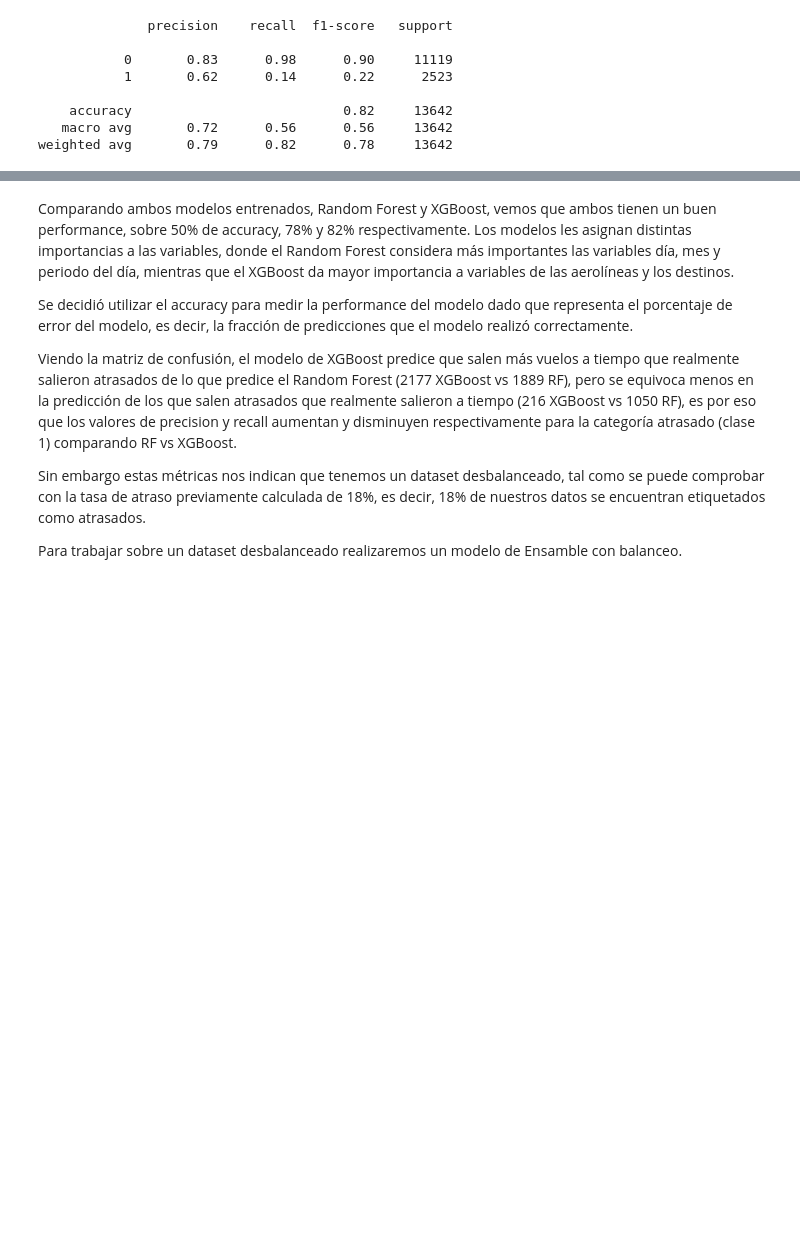
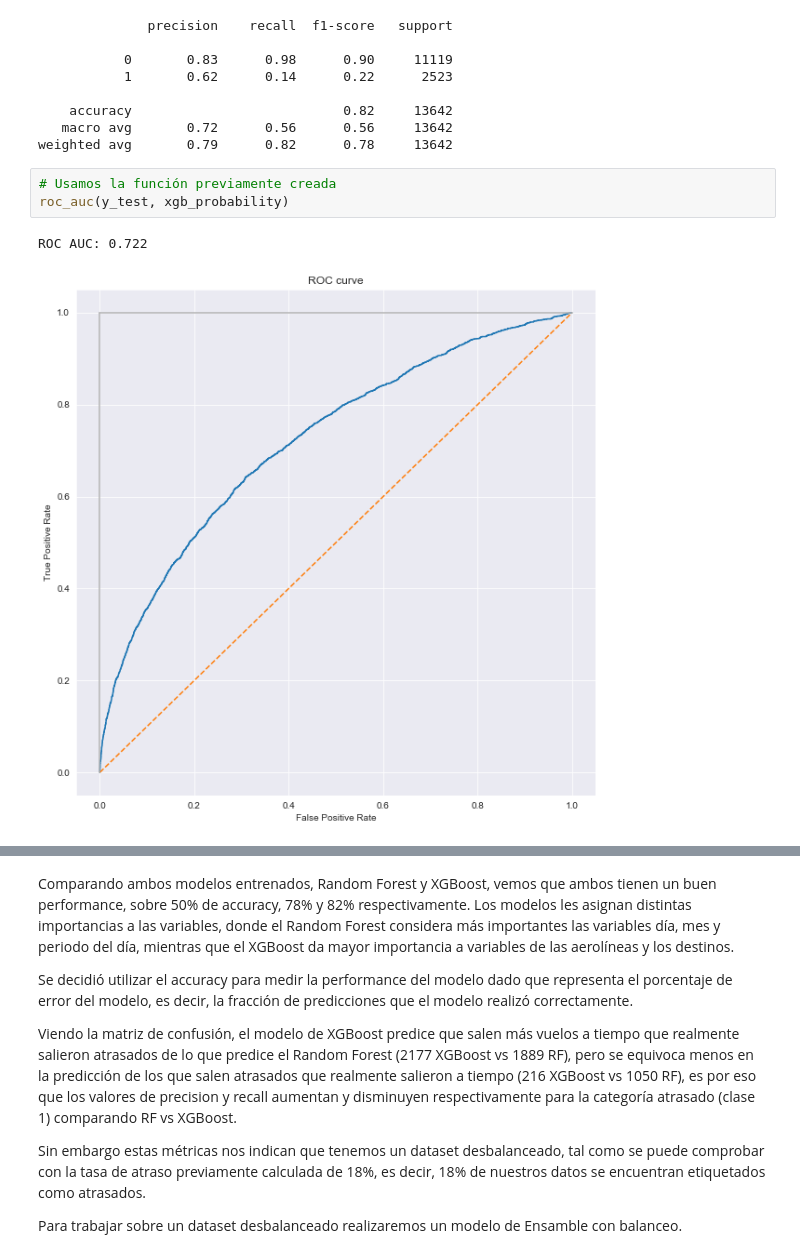
Before and after one commit to JaviviFMB/challenge-datascientist, a Jupyter notebook: solution.ipynb, the cells around one changed output, grey strips where cells are left out. Cells and saved outputs as stored; diff of their text form; blank space fills up the shorter version.

```diff
--- a/solution.ipynb
+++ b/solution.ipynb
@@ -521,3 +560,9 @@ print(classification_report(y_test, pred_y))
     accuracy                           0.82     13642
    macro avg       0.72      0.56      0.56     13642
 weighted avg       0.79      0.82      0.78     13642
+# %%
+# Usamos la función previamente creada
+roc_auc(y_test, xgb_probability)
+# %% [output]
+ROC AUC: 0.722
+[figure, added]
```
Also changed, not shown: parts of 19 cells of this notebook.
